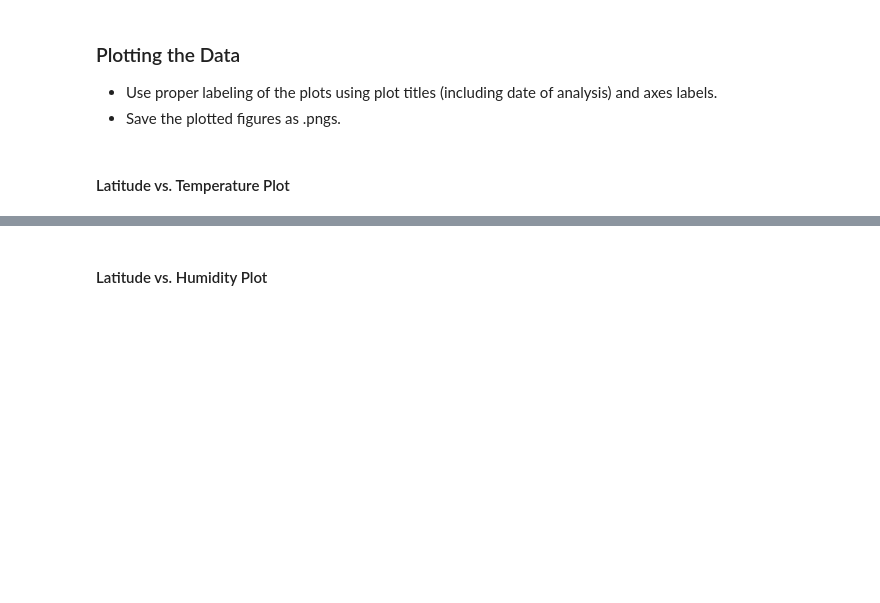
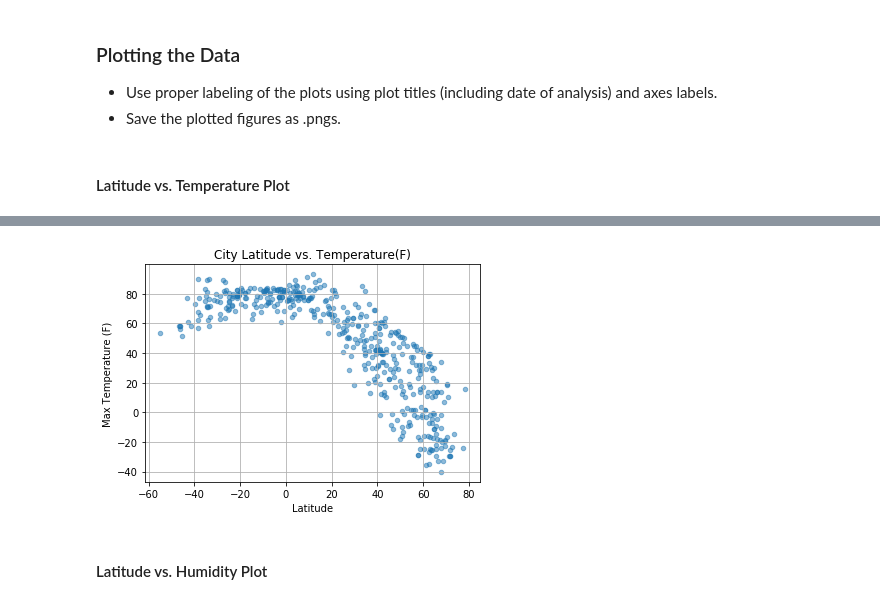
Before and after one commit to jrevier/python-api-challenge, a Jupyter notebook: WeatherPy/WeatherPy.ipynb, the cells around one changed output, grey strips where cells are left out. Cells and saved outputs as stored; diff of their text form; code cells hidden in the pictures; blank space fills up the shorter version.

```diff
--- a/WeatherPy/WeatherPy.ipynb
+++ b/WeatherPy/WeatherPy.ipynb
@@ -40,7 +41,7 @@ lat_lngs = zip(lats, lngs)
 # Identify nearest city for each lat, lng combination
 for lat_lng in lat_lngs:
     city = citipy.nearest_city(lat_lng[0], lat_lng[1]).city_name
-
+    city = city.replace(" ", "%20")
     # If the city is unique, then add it to a our cities list
     if city not in cities:
         cities.append(city)
@@ -74,0 +57,7 @@ Data Retrieval Complete
+# %%
+#establish url
+url = "http://api.openweathermap.org/data/2.5/weather?units=Imperial&APPID=" + weather_api_key
+# %%
+#establish settings
+settings = {"units": "Imperial", "appid": weather_api_key}
+metrics = ['clouds.all','sys.country','dt','main.humidity','main.temp_max','wind.speed','coord.lat','coord.lon']
@@ -98,0 +128,5 @@ dtype: int64
+# %%
+weather_dict = pd.DataFrame({"City": city_name,"Cloudiness": clouds, "Country": date, "Date": country,
+                "Humidity": humidity, "Lat": lat, "Lng": long, "Max Temp": max_temp, "Wind Speed": wind_speed})
+weather_dict
+#weather_dict.to_csv('output_data.csv')
@@ -108,2 +157,13 @@ dtype: int64
+# %%
+fig, ax = plt.subplots()
+weather_dict.plot(kind='scatter', x='Lat', y='Max Temp', ax=ax, alpha = 0.5)
+plt.title("City Latitude vs. Temperature(F)")
+plt.xlabel("Latitude")
+plt.ylabel("Max Temperature (F)")
+# Turn on the grid
+ax.grid()
+plt.savefig("../Images/latvtemp.png")
+# %% [output]
+[figure, added]
 # %% [markdown]
 #### Latitude vs. Humidity Plot
```
Also changed, not shown: parts of 34 cells of this notebook, 15 other files.
